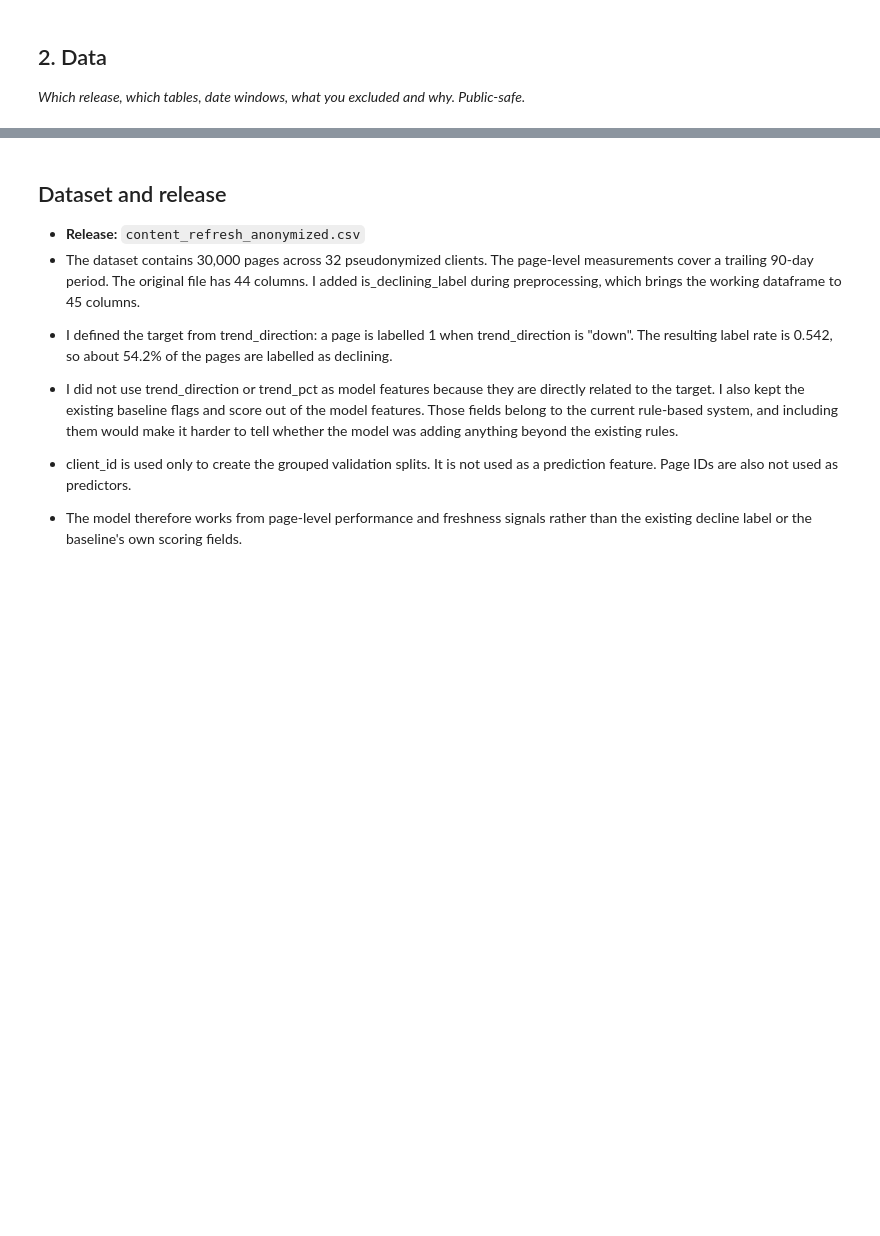
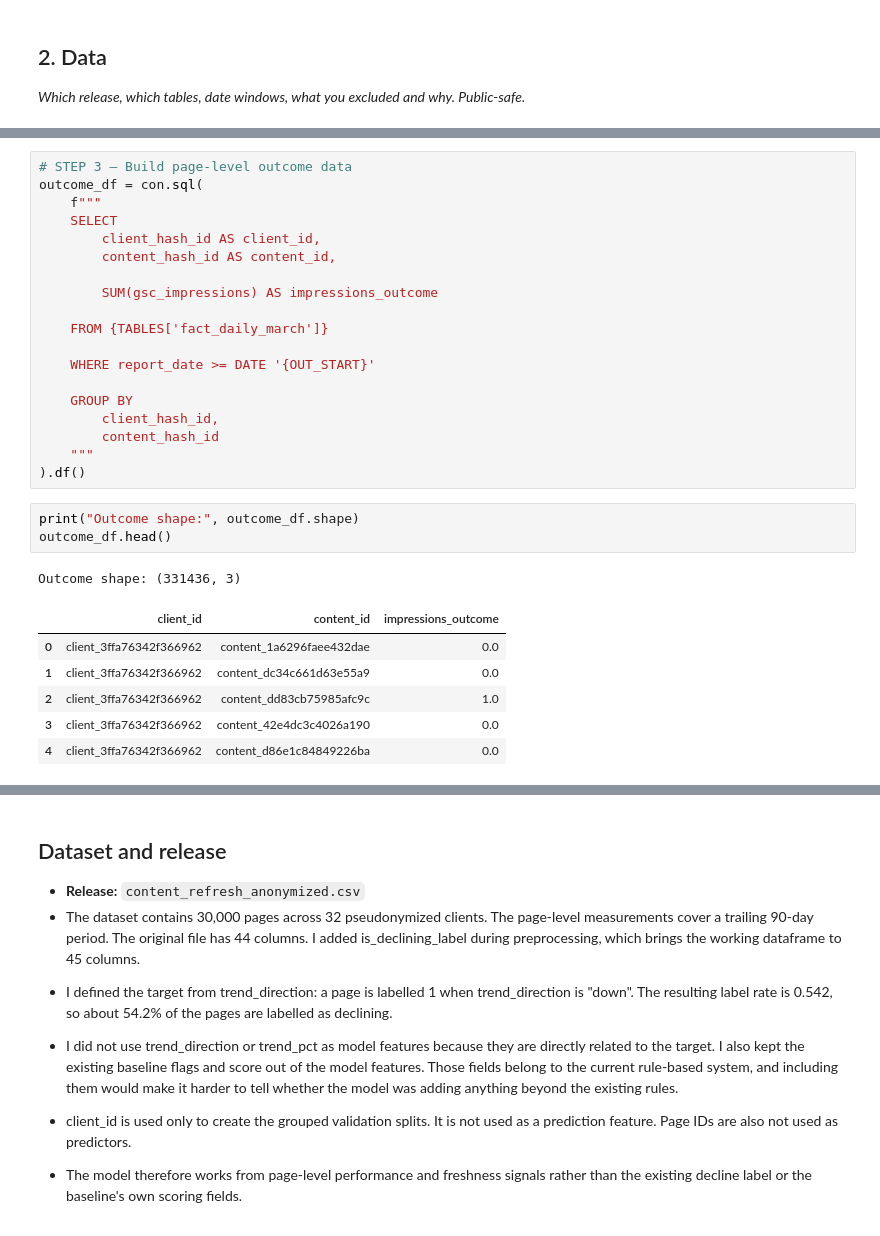
Before and after one commit to KinzaAsif2456/discoverey, a Jupyter notebook: work/notebooks/capstone.ipynb, the cells around one changed output, grey strips where cells are left out. Saved outputs shown, nothing was run; the diff lists cells and outputs as text; blank space fills up the shorter version.

```diff
--- a/work/notebooks/capstone.ipynb
+++ b/work/notebooks/capstone.ipynb
@@ -82,0 +155,30 @@ Index(['content_id', 'client_id', 'search_volume', 'competition',
+# %%
+# STEP 3 — Build page-level outcome data
+outcome_df = con.sql(
+    f"""
+    SELECT
+        client_hash_id AS client_id,
+        content_hash_id AS content_id,
+
+        SUM(gsc_impressions) AS impressions_outcome
+
+    FROM {TABLES['fact_daily_march']}
+
+    WHERE report_date >= DATE '{OUT_START}'
+
+    GROUP BY
+        client_hash_id,
+        content_hash_id
+    """
+).df()
+# %%
+print("Outcome shape:", outcome_df.shape)
+outcome_df.head()
+# %% [output]
+Outcome shape: (331436, 3)
+|  | client_id | content_id | impressions_outcome |
+| 0 | client_3ffa76342f366962 | content_1a6296faee432dae | 0.0 |
+| 1 | client_3ffa76342f366962 | content_dc34c661d63e55a9 | 0.0 |
+| 2 | client_3ffa76342f366962 | content_dd83cb75985afc9c | 1.0 |
+| 3 | client_3ffa76342f366962 | content_42e4dc3c4026a190 | 0.0 |
+| 4 | client_3ffa76342f366962 | content_d86e1c84849226ba | 0.0 |
```
Also changed, not shown: parts of 28 cells of this notebook.
